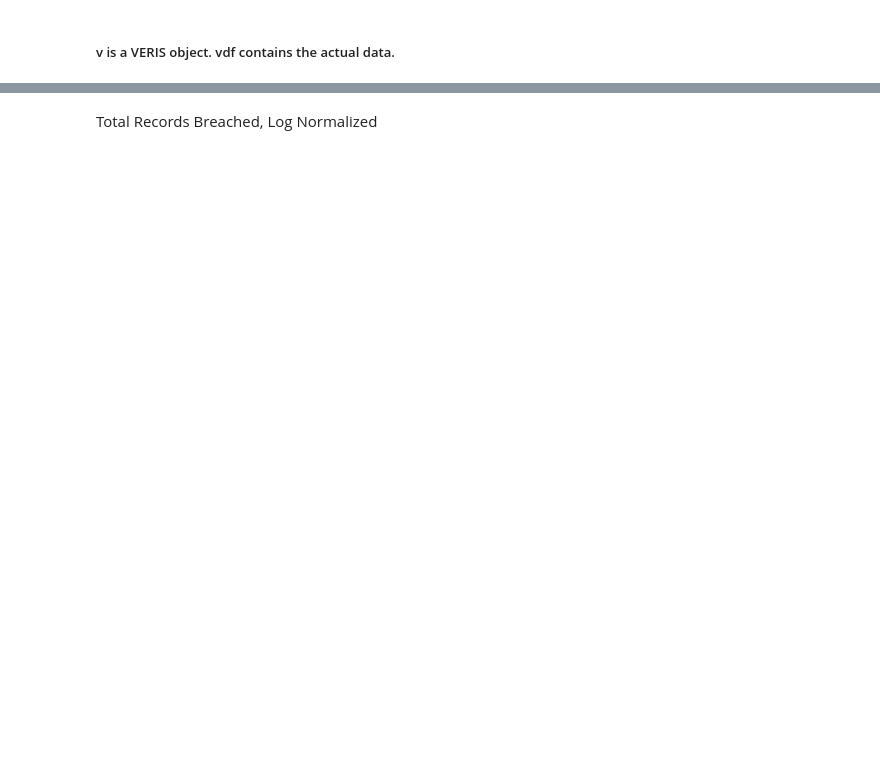
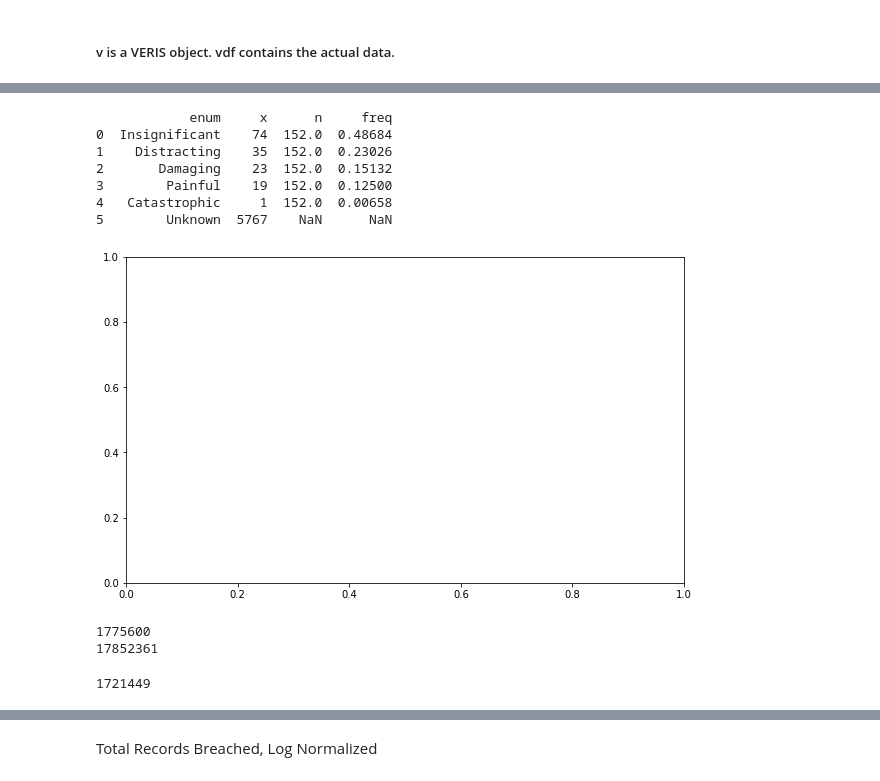
Before and after one commit to ethanpaek/CloudBleed_Project_2019, a Jupyter notebook: vcdb_parse.ipynb, the cells around one changed output, grey strips where cells are left out. Cells and saved outputs as stored; diff of their text form; code cells hidden in the pictures; blank space fills up the shorter version.

```diff
--- a/vcdb_parse.ipynb
+++ b/vcdb_parse.ipynb
@@ -28,0 +32,23 @@ Finished building VERIS DataFrame
+# %%
+v.enumerations
+print(v.enum_summary(vdf, 'impact.overall_rating'))
+f, ax = plt.subplots(figsize=(10, 6), sharex=True)
+# print(vdf['records_lost'].describe())
+# vdf['victim.industry.name']
+# vdf_loss['victim.industry.name']
+sns.set_style("darkgrid")
+# sns.set(font_scale=1.2)
+rtg_df = v.enum_summary(vdf, 'impact.overall_rating', use_unk=True)
+# rtg_df
+# rtg_df['Percent'] = rtg_df['freq'] * 100
+# rtg_df
+# ax = sns.distplot(rtg_df, 'enum', 'x')
+# %% [output]
+            enum     x      n     freq
+0  Insignificant    74  152.0  0.48684
+1    Distracting    35  152.0  0.23026
+2       Damaging    23  152.0  0.15132
+3        Painful    19  152.0  0.12500
+4   Catastrophic     1  152.0  0.00658
+5        Unknown  5767    NaN      NaN
+[figure, added]
@@ -29,3 +79,23 @@ Finished building VERIS DataFrame
+# %%
+
+# print(b[0])
+# print(a[0:10])
+A= vdf.replace({"Unknown": np.nan, "NA":np.nan}, value=None)
+# print(A.notna().sum().sum())
+print(A.isna().sum().sum())
+print(A.notna().sum().sum())
+(vdf.to_numpy(dtype=bool) & A.to_numpy(dtype=bool)).sum().sum()
+
+# vdf.notna()
+# def fun(x):
+#     a = x.split('.')
+#     print(list(filter(lambda el: el != 'properties', a)))
+# list(map(fun, list(a.columns)))
+# # a.rename(mapper=fun)
+# %% [output]
+1775600
+17852361
+1721449
 # %%
 
 vdf.rename(columns={'attribute.confidentiality.data_total': 'records_lost'}, inplace=True)
```
Also changed, not shown: parts of 17 cells of this notebook, 8 other files.
